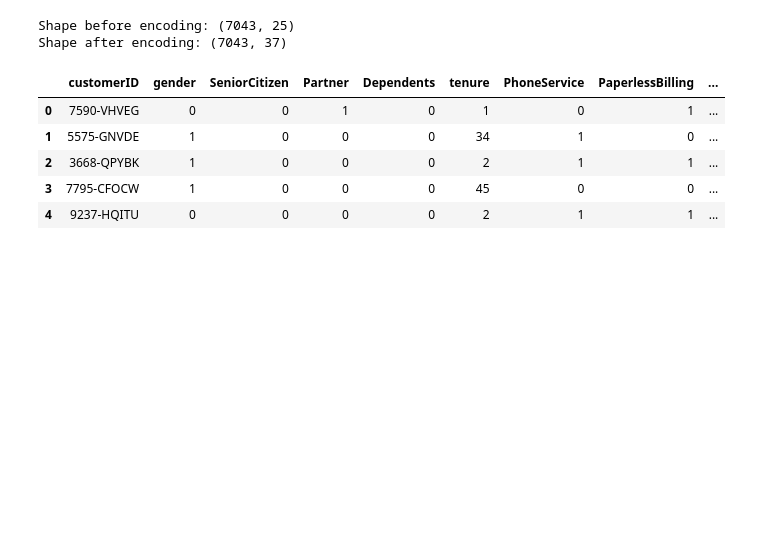
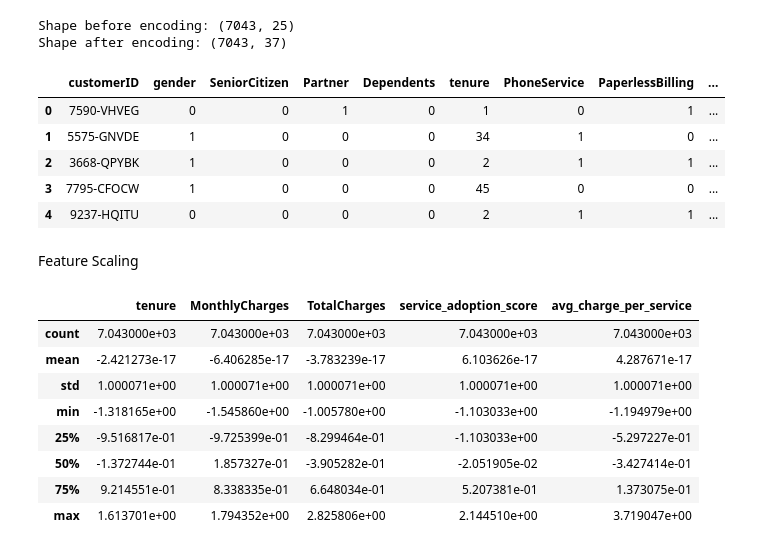
Before and after one commit to kasunwathsala/telco-customer-churn-analysis, a Jupyter notebook: notebooks/01_eda.ipynb, the cells around one changed output. Cells and saved outputs as stored; diff of their text form; code cells hidden in the pictures; blank space fills up the shorter version.

Commit message:
Apply StandardScaler to numeric columns

```diff
--- a/notebooks/01_eda.ipynb
+++ b/notebooks/01_eda.ipynb
@@ -611,3 +611,28 @@ Shape after encoding: (7043, 37)
 | 2 | 3668-QPYBK | 1 | 0 | 0 | 0 | 2 | 1 | 1 | ... |
 | 3 | 7795-CFOCW | 1 | 0 | 0 | 0 | 45 | 0 | 0 | ... |
 | 4 | 9237-HQITU | 0 | 0 | 0 | 0 | 2 | 1 | 1 | ... |
+# %% [markdown]
+Feature Scaling
+# %%
+from sklearn.preprocessing import StandardScaler
+
+# Numeric columns to scale
+numeric_columns = ['tenure', 'MonthlyCharges', 'TotalCharges',
+                    'service_adoption_score', 'avg_charge_per_service']
+
+# Apply StandardScaler
+scaler = StandardScaler()
+df_encoded[numeric_columns] = scaler.fit_transform(df_encoded[numeric_columns])
+
+# Check result
+df_encoded[numeric_columns].describe()
+# %% [output]
+|  | tenure | MonthlyCharges | TotalCharges | service_adoption_score | avg_charge_per_service |
+| count | 7.043000e+03 | 7.043000e+03 | 7.043000e+03 | 7.043000e+03 | 7.043000e+03 |
+| mean | -2.421273e-17 | -6.406285e-17 | -3.783239e-17 | 6.103626e-17 | 4.287671e-17 |
+| std | 1.000071e+00 | 1.000071e+00 | 1.000071e+00 | 1.000071e+00 | 1.000071e+00 |
+| min | -1.318165e+00 | -1.545860e+00 | -1.005780e+00 | -1.103033e+00 | -1.194979e+00 |
+| 25% | -9.516817e-01 | -9.725399e-01 | -8.299464e-01 | -1.103033e+00 | -5.297227e-01 |
+| 50% | -1.372744e-01 | 1.857327e-01 | -3.905282e-01 | -2.051905e-02 | -3.427414e-01 |
+| 75% | 9.214551e-01 | 8.338335e-01 | 6.648034e-01 | 5.207381e-01 | 1.373075e-01 |
+| max | 1.613701e+00 | 1.794352e+00 | 2.825806e+00 | 2.144510e+00 | 3.719047e+00 |
```
